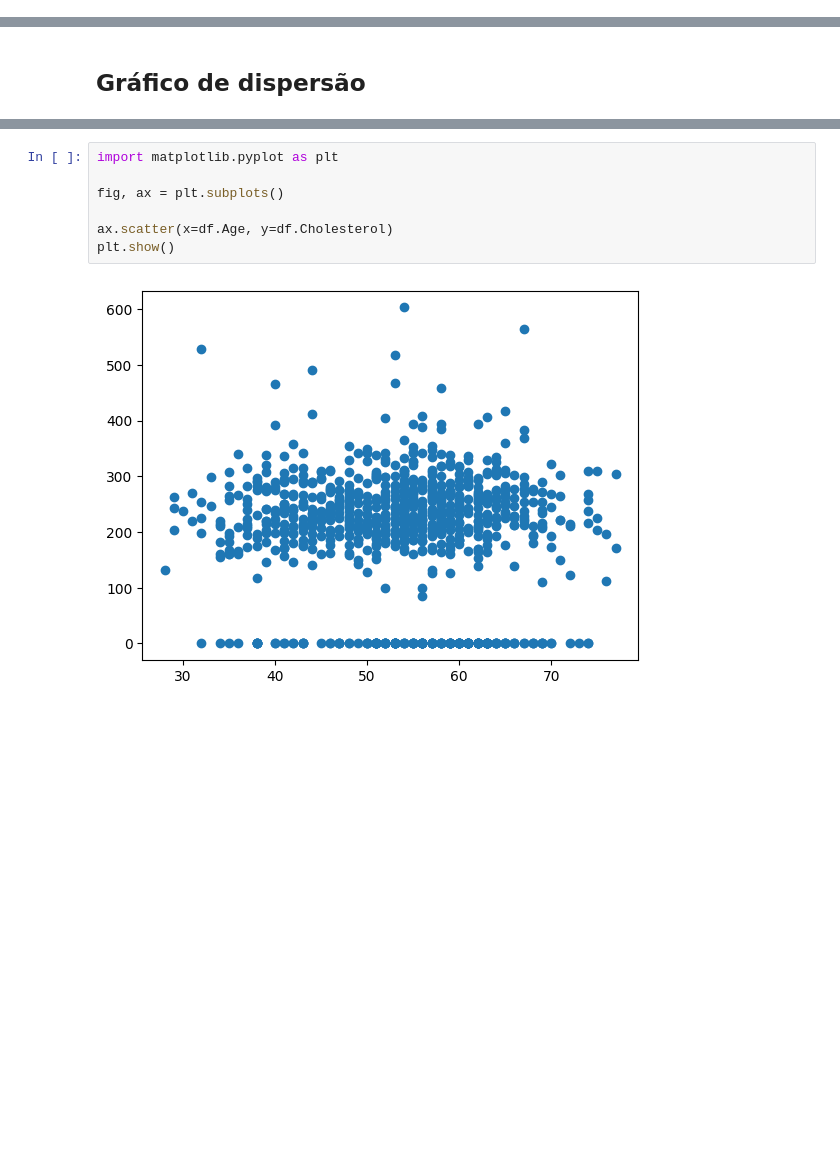
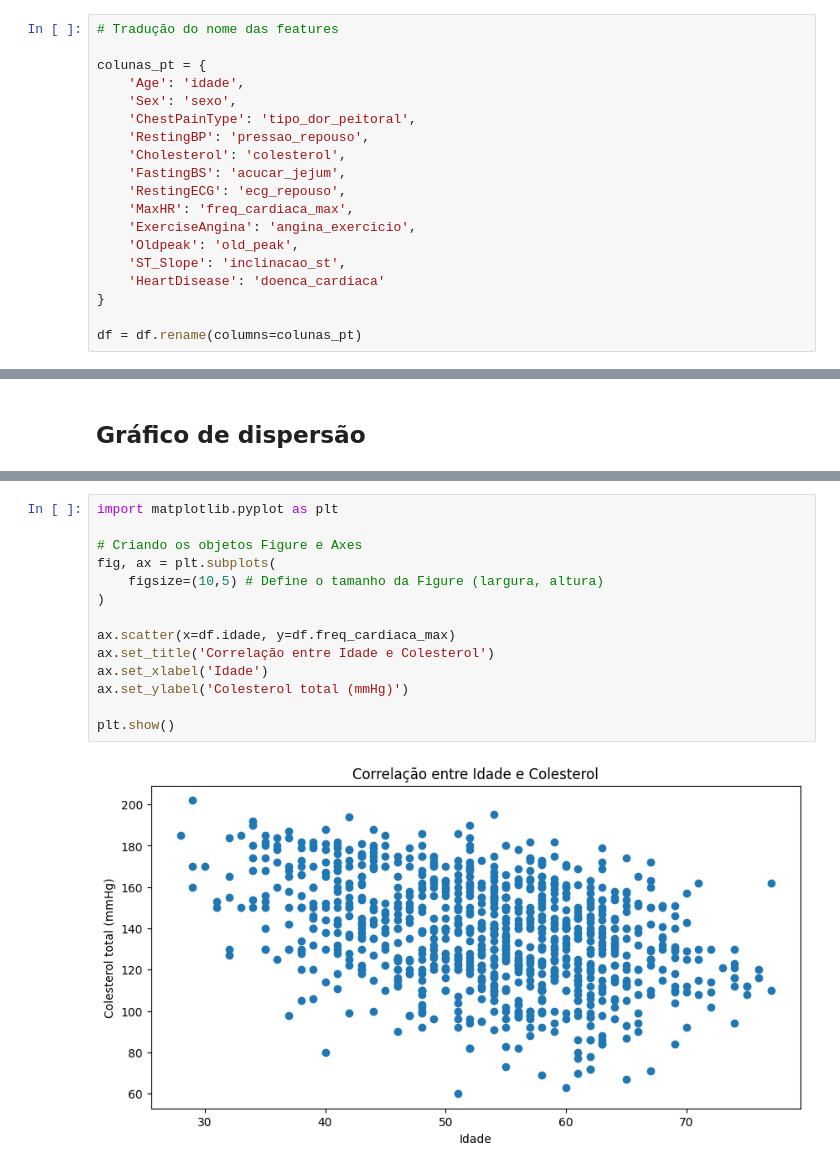
Before and after one commit to lucas-mdsena/python_udemy_module_3, a Jupyter notebook: notebook_matplotlib.ipynb, the cells around one changed output, grey strips where cells are left out. Drawn from its saved outputs; the diff is of its cells as text; blank space fills up the shorter version.

```diff
--- a/notebook_matplotlib.ipynb
+++ b/notebook_matplotlib.ipynb
@@ -64,3 +80,22 @@ None
+# %%
+# Tradução do nome das features
+
+colunas_pt = {
+    'Age': 'idade',
+    'Sex': 'sexo',
+    'ChestPainType': 'tipo_dor_peitoral',
+    'RestingBP': 'pressao_repouso',
+    'Cholesterol': 'colesterol',
+    'FastingBS': 'acucar_jejum',
+    'RestingECG': 'ecg_repouso',
+    'MaxHR': 'freq_cardiaca_max',
+    'ExerciseAngina': 'angina_exercicio',
+    'Oldpeak': 'old_peak',
+    'ST_Slope': 'inclinacao_st',
+    'HeartDisease': 'doenca_cardiaca'
+}
+
+df = df.rename(columns=colunas_pt)
 # %% [markdown]
 Nosso dataframe possui 918 registros e 12 features. Possui 6 colunas do tipo inteiro, 1 float e 5 com strings.<br>
 Como dito, já passou por um prévio tratamento antes da disponibilização, e não há necessidade de tratamento de inconsistências, tipagem de dados ou missing values.
@@ -71,9 +124,16 @@ Como dito, já passou por um prévio tratamento antes da disponibilização, e n
 # %%
 import matplotlib.pyplot as plt
 
-fig, ax = plt.subplots()
+# Criando os objetos Figure e Axes
+fig, ax = plt.subplots(
+    figsize=(10,5) # Define o tamanho da Figure (largura, altura)
+)
 
-ax.scatter(x=df.Age, y=df.Cholesterol)
+ax.scatter(x=df.idade, y=df.freq_cardiaca_max)
+ax.set_title('Correlação entre Idade e Colesterol')
+ax.set_xlabel('Idade')
+ax.set_ylabel('Colesterol total (mmHg)')
+
 plt.show()
 # %% [output]
-[figure, old version]
+[figure, new version]
```
Also changed, not shown: parts of 4 cells of this notebook.
